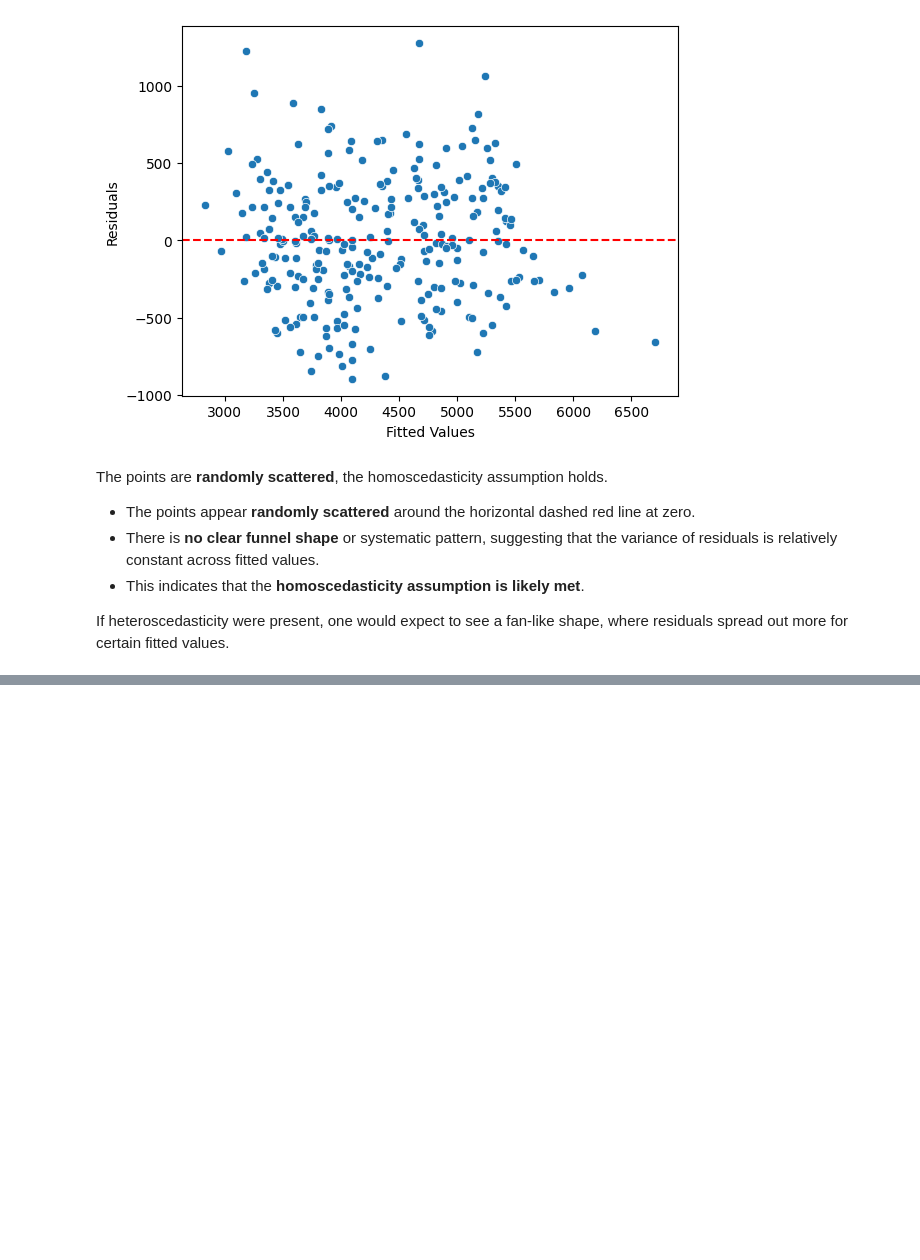
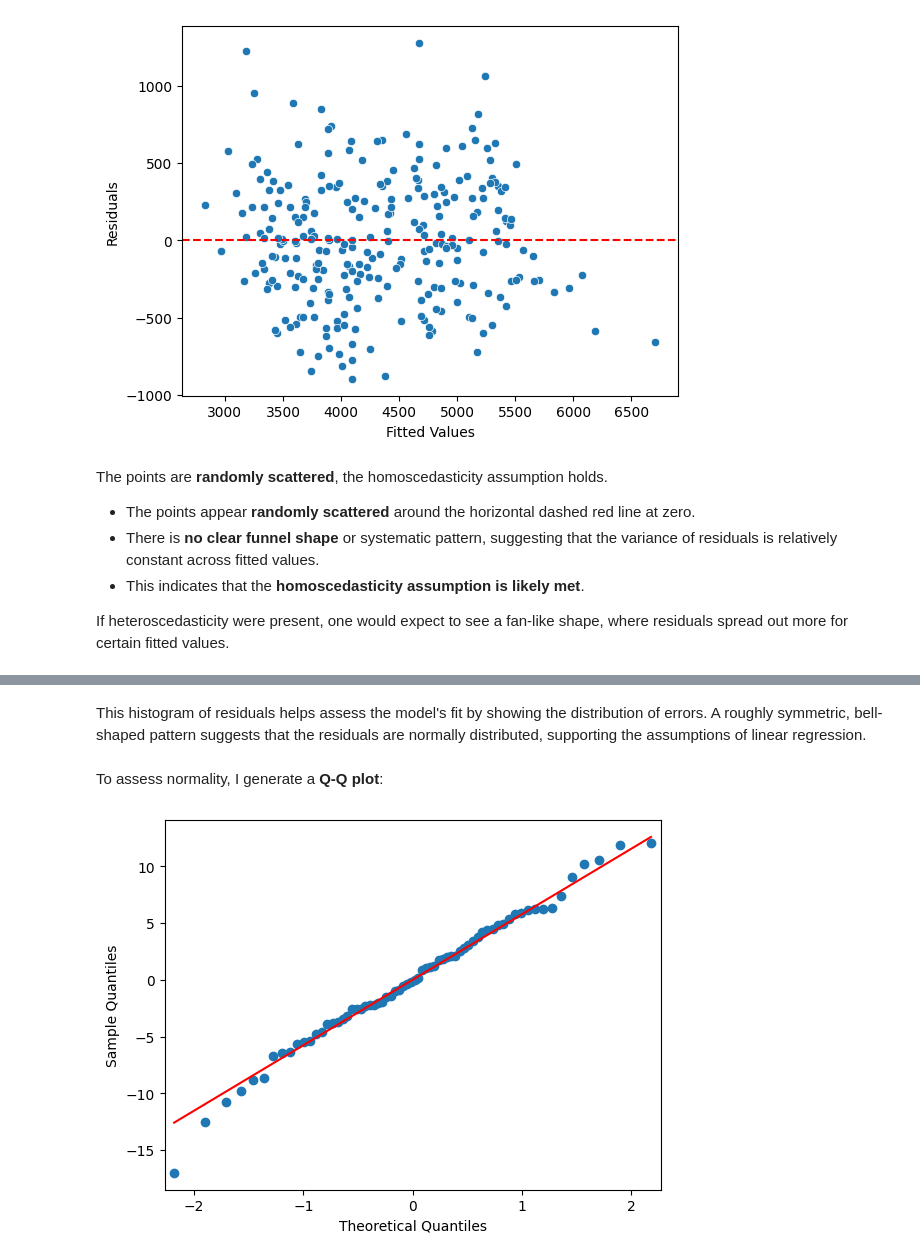
Before and after one commit to Cyberoctane29/Penguins-Data-Analysis-and-Modeling, a Jupyter notebook: Penguins_Data_Modeling_and_Analysis.ipynb, the cells around one changed output, grey strips where cells are left out. Saved outputs shown, nothing was run; the diff lists cells and outputs as text; code cells hidden in the pictures; blank space fills up the shorter version.

```diff
--- a/Penguins_Data_Modeling_and_Analysis.ipynb
+++ b/Penguins_Data_Modeling_and_Analysis.ipynb
@@ -364,0 +521,9 @@ I successfully built a **simple linear regression model** to predict **penguin b
+# %% [markdown]
+This histogram of residuals helps assess the model's fit by showing the distribution of errors. A roughly symmetric, bell-shaped pattern suggests that the residuals are normally distributed, supporting the assumptions of linear regression.
+# %% [markdown]
+To assess normality, I generate a **Q-Q plot**:
+# %%
+fig = sm.qqplot(model.resid, line='s')
+plt.show()
+# %% [output]
+[figure, added]
```
Also changed, not shown: parts of 39 cells of this notebook.
